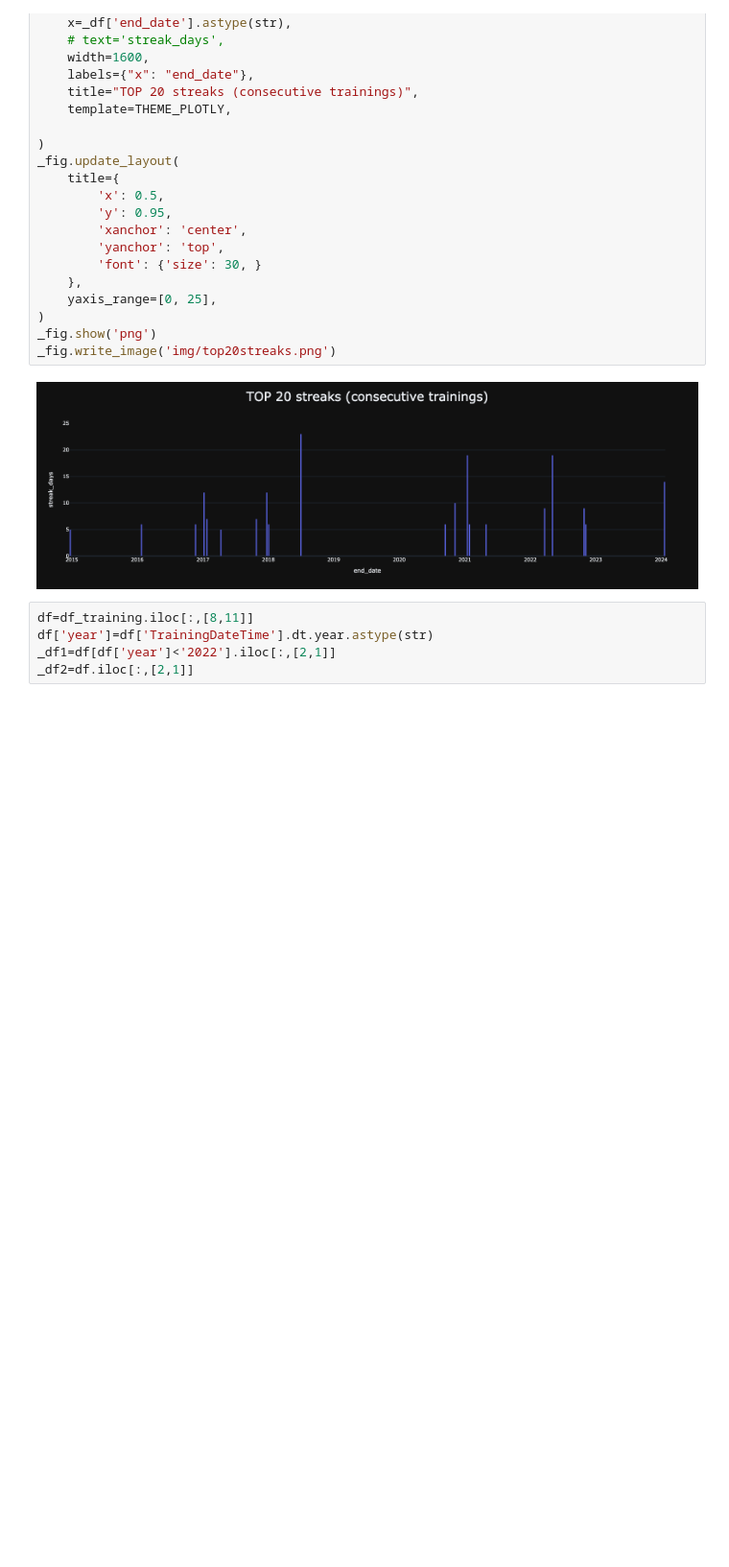
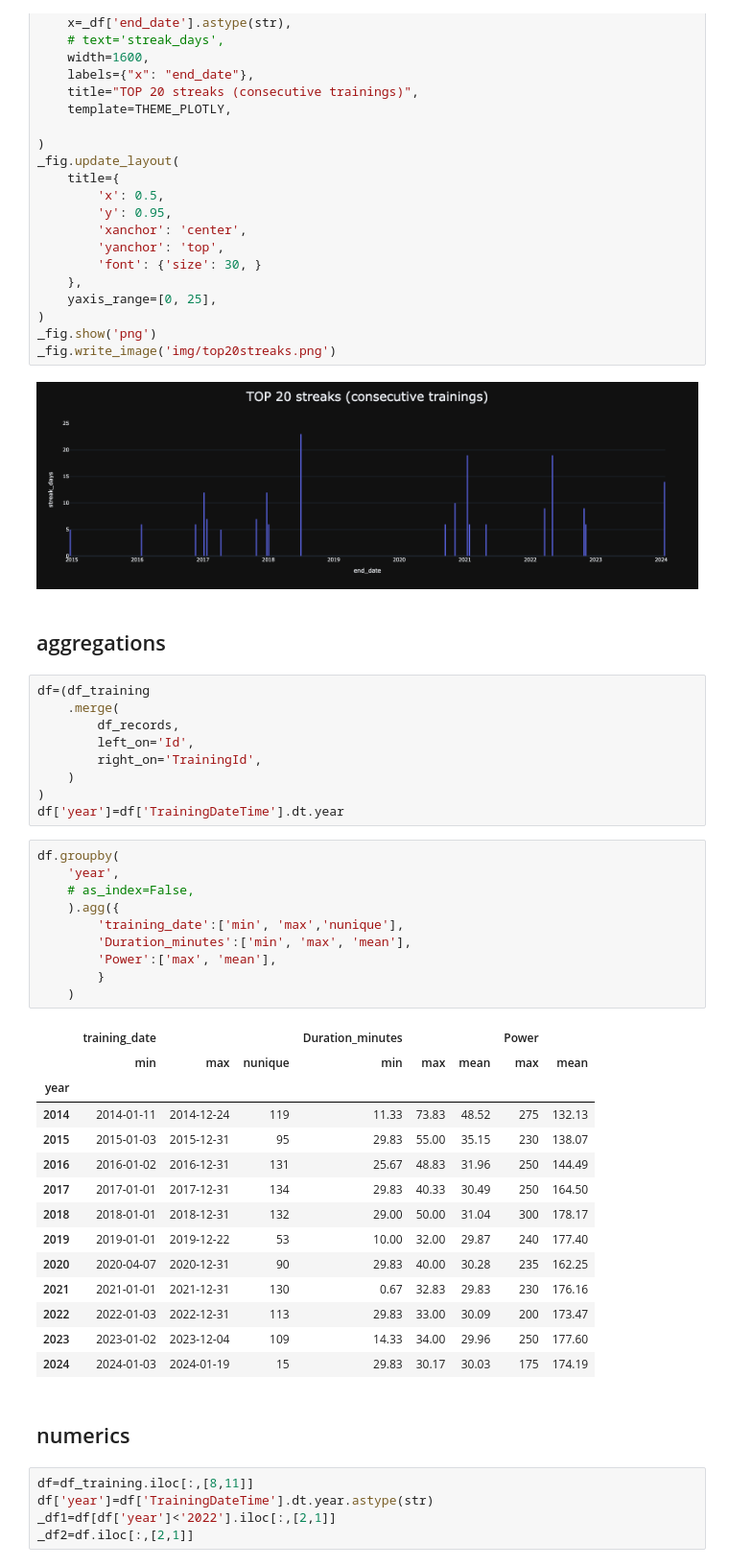
Before and after one commit to smeisegeier/kettler-training-data, a Jupyter notebook: src/python/kettler_1_analysis.ipynb, the cells around one changed output. Shown: that part at 96% size. Saved outputs shown, nothing was run; the diff lists cells and outputs as text; blank space fills up the shorter version.

```diff
--- a/src/python/kettler_1_analysis.ipynb
+++ b/src/python/kettler_1_analysis.ipynb
@@ -258,6 +258,44 @@ _fig.show('png')
 _fig.write_image('img/top20streaks.png')
 # %% [output]
 [figure]
+# %% [markdown]
+## aggregations
+# %%
+df=(df_training
+    .merge(
+        df_records,
+        left_on='Id',
+        right_on='TrainingId',
+    )
+)
+df['year']=df['TrainingDateTime'].dt.year
+# %%
+df.groupby(
+    'year',
+    # as_index=False,
+    ).agg({
+        'training_date':['min', 'max','nunique'],
+        'Duration_minutes':['min', 'max', 'mean'],
+        'Power':['max', 'mean'],
+        }
+    )
+# %% [output]
+|  | training_date |  |  | Duration_minutes |  |  | Power |  |
+|  | min | max | nunique | min | max | mean | max | mean |
+| year |  |  |  |  |  |  |  |  |
+| 2014 | 2014-01-11 | 2014-12-24 | 119 | 11.33 | 73.83 | 48.52 | 275 | 132.13 |
+| 2015 | 2015-01-03 | 2015-12-31 | 95 | 29.83 | 55.00 | 35.15 | 230 | 138.07 |
+| 2016 | 2016-01-02 | 2016-12-31 | 131 | 25.67 | 48.83 | 31.96 | 250 | 144.49 |
+| 2017 | 2017-01-01 | 2017-12-31 | 134 | 29.83 | 40.33 | 30.49 | 250 | 164.50 |
+| 2018 | 2018-01-01 | 2018-12-31 | 132 | 29.00 | 50.00 | 31.04 | 300 | 178.17 |
+| 2019 | 2019-01-01 | 2019-12-22 | 53 | 10.00 | 32.00 | 29.87 | 240 | 177.40 |
+| 2020 | 2020-04-07 | 2020-12-31 | 90 | 29.83 | 40.00 | 30.28 | 235 | 162.25 |
+| 2021 | 2021-01-01 | 2021-12-31 | 130 | 0.67 | 32.83 | 29.83 | 230 | 176.16 |
+| 2022 | 2022-01-03 | 2022-12-31 | 113 | 29.83 | 33.00 | 30.09 | 200 | 173.47 |
+| 2023 | 2023-01-02 | 2023-12-04 | 109 | 14.33 | 34.00 | 29.96 | 250 | 177.60 |
+| 2024 | 2024-01-03 | 2024-01-19 | 15 | 29.83 | 30.17 | 30.03 | 175 | 174.19 |
+# %% [markdown]
+## numerics
 # %%
 df=df_training.iloc[:,[8,11]]
 df['year']=df['TrainingDateTime'].dt.year.astype(str)
```
Also changed, not shown: parts of 1 cell of this notebook.
